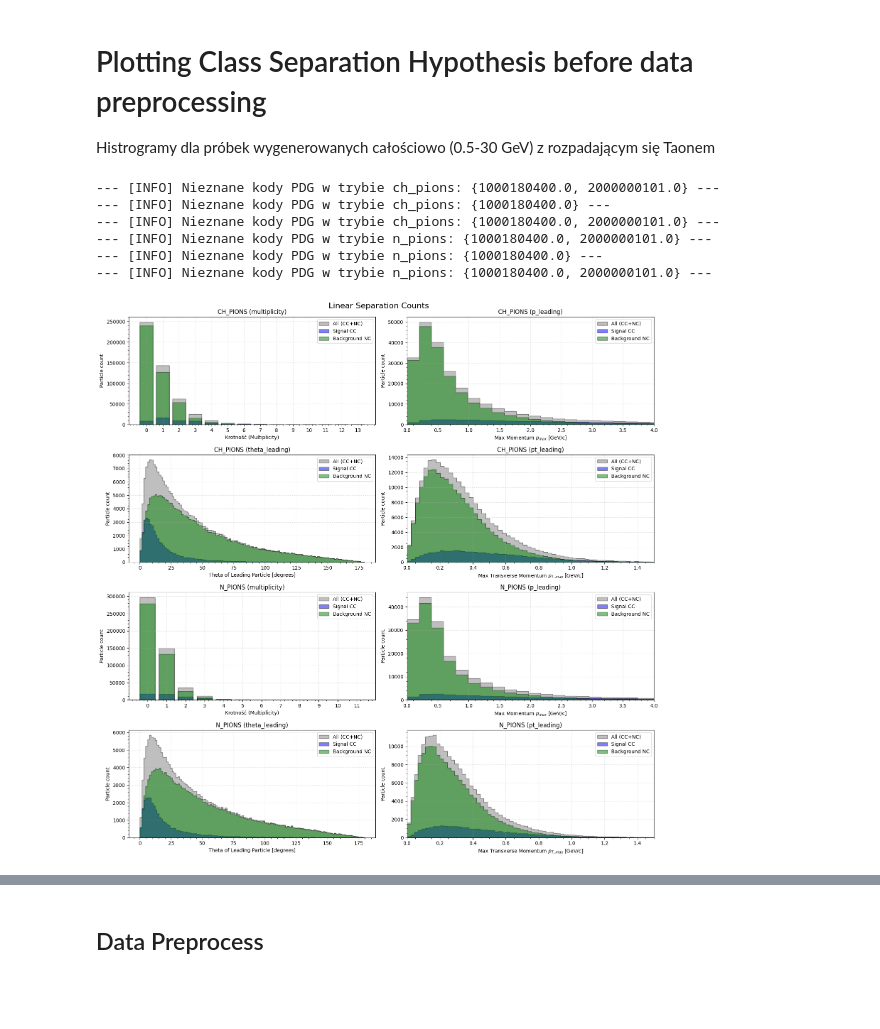
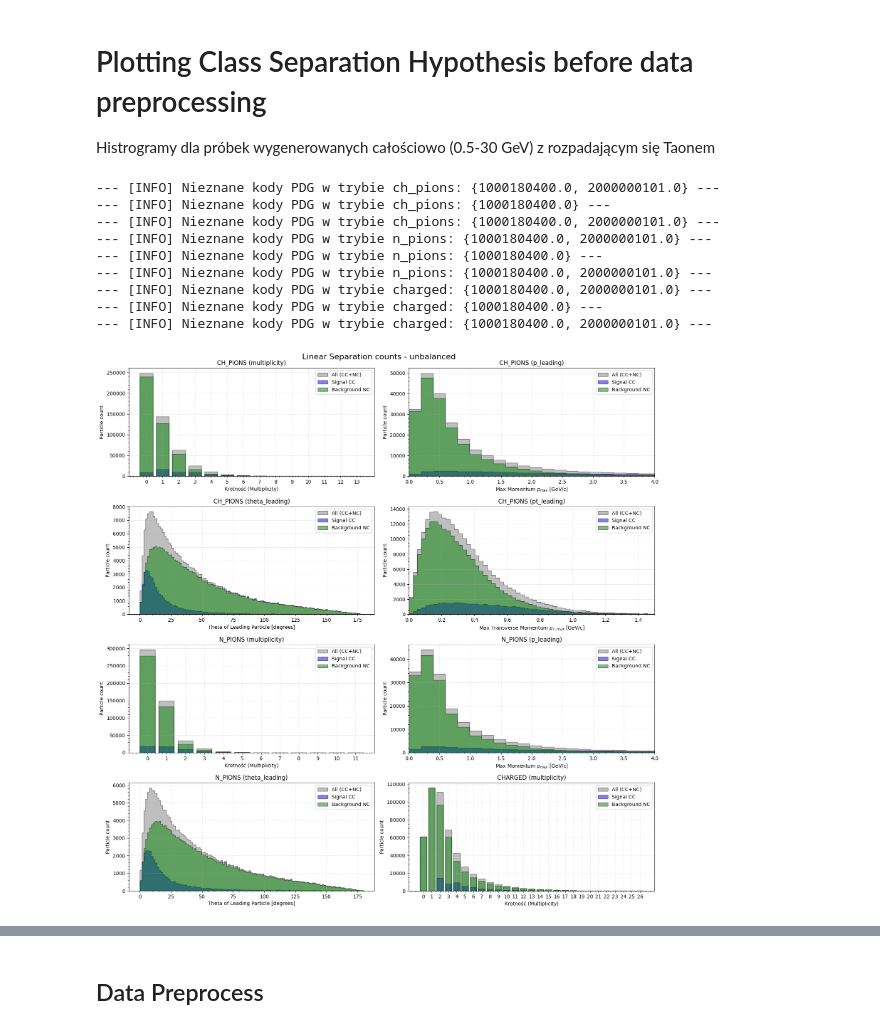
Before and after one commit to PasiekaFUW/Masters_Thesis, a Jupyter notebook: Lab/analysis/NN.ipynb, the cells around one changed output, grey strips where cells are left out. Drawn from its saved outputs; the diff is of its cells as text; code cells hidden in the pictures; blank space fills up the shorter version.

```diff
--- a/Lab/analysis/NN.ipynb
+++ b/Lab/analysis/NN.ipynb
@@ -70,36 +92,39 @@ dfs_preprocessed = [df_all, df_all_CC, df_all_NC]
 # %%
 import analysis.scripts.plotting_functions as pf
 importlib.reload(pf)
 
 fig, axes = plt.subplots(4, 2, figsize=(16, 16))
 
 pf.plot_physics_single_canva(dfs_preprocessed, 'ch_pions', feature='multiplicity', ax=axes[0, 0], density=False)
 pf.plot_physics_single_canva(dfs_preprocessed, 'ch_pions', feature='p_leading', ax=axes[0, 1], density=False)
 axes[0, 1].set_xlim(0, 4)
 
 pf.plot_physics_single_canva(dfs_preprocessed, 'ch_pions', feature='theta_leading', ax=axes[1, 0], density=False)
 pf.plot_physics_single_canva(dfs_preprocessed, 'ch_pions', feature='pt_leading', ax=axes[1, 1], density=False)
 axes[1, 1].set_xlim(0, 1.5)
 
 pf.plot_physics_single_canva(dfs_preprocessed, 'n_pions', feature='multiplicity', ax=axes[2, 0], density=False)
 pf.plot_physics_single_canva(dfs_preprocessed, 'n_pions', feature='p_leading', ax=axes[2, 1], density=False)
 axes[2, 1].set_xlim(0, 4)
 
 pf.plot_physics_single_canva(dfs_preprocessed, 'n_pions', feature='theta_leading', ax=axes[3, 0], density=False)
-pf.plot_physics_single_canva(dfs_preprocessed, 'n_pions', feature='pt_leading', ax=axes[3, 1], density=False)
-axes[3, 1].set_xlim(0, 1.5)
+pf.plot_physics_single_canva(dfs_preprocessed, 'charged', feature='multiplicity', ax=axes[3, 1], density=False)
+# axes[3, 1].set_xlim(0, 1.5)
 
-plt.suptitle("Linear Separation Counts", fontsize=16)
+plt.suptitle("Linear Separation counts - unbalanced", fontsize=16)
 plt.tight_layout()
 plt.show()
 # %% [output]
 --- [INFO] Nieznane kody PDG w trybie ch_pions: {1000180400.0, 2000000101.0} ---
 --- [INFO] Nieznane kody PDG w trybie ch_pions: {1000180400.0} ---
 --- [INFO] Nieznane kody PDG w trybie ch_pions: {1000180400.0, 2000000101.0} ---
 --- [INFO] Nieznane kody PDG w trybie n_pions: {1000180400.0, 2000000101.0} ---
 --- [INFO] Nieznane kody PDG w trybie n_pions: {1000180400.0} ---
 --- [INFO] Nieznane kody PDG w trybie n_pions: {1000180400.0, 2000000101.0} ---
+--- [INFO] Nieznane kody PDG w trybie charged: {1000180400.0, 2000000101.0} ---
+--- [INFO] Nieznane kody PDG w trybie charged: {1000180400.0} ---
+--- [INFO] Nieznane kody PDG w trybie charged: {1000180400.0, 2000000101.0} ---
-[figure, old version]
+[figure, new version]
 # %%
 import analysis.scripts.plotting_functions as pf
 importlib.reload(pf)
```
Also changed, not shown: parts of 23 cells of this notebook, 4 other files.
